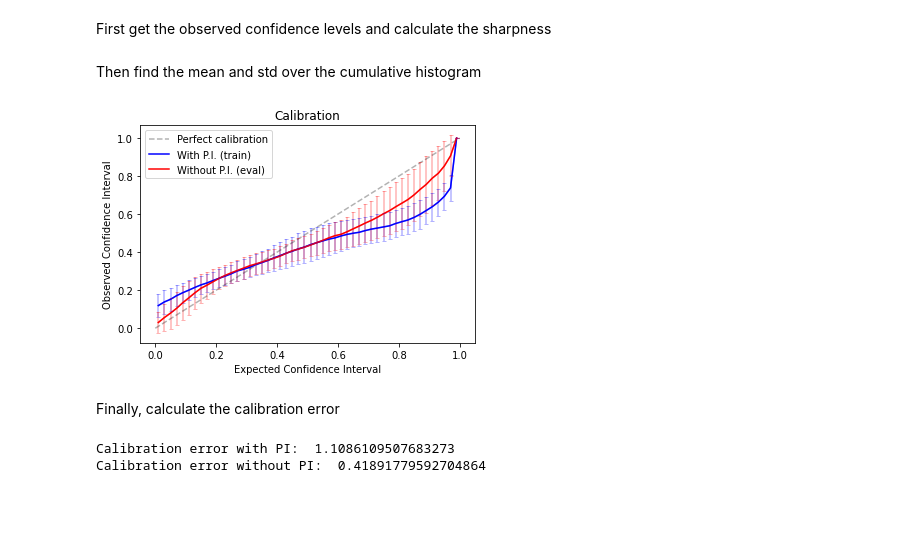
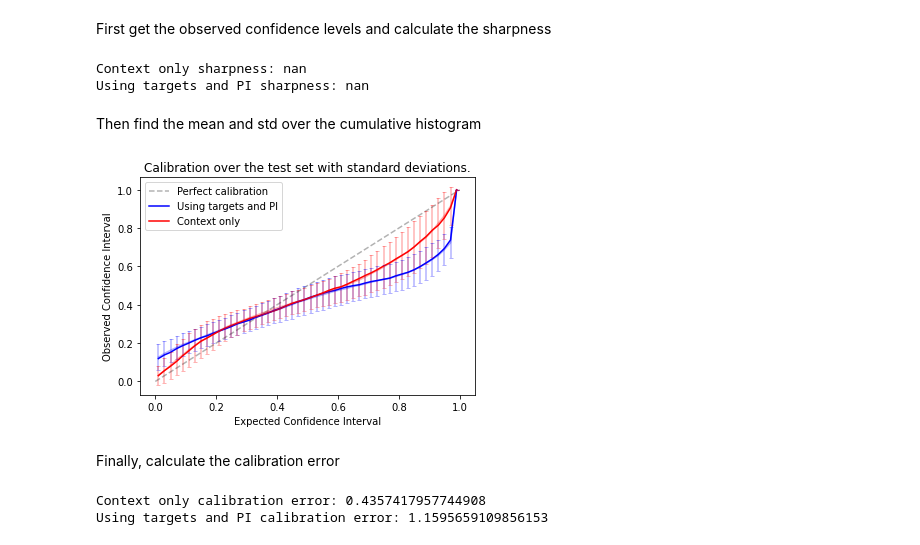
Before and after one commit to bjd39/lupi-ndp, a Jupyter notebook: notebooks/(clean) LUPI-NDP for damped coupled oscillators.ipynb, the cells around one changed output. Drawn from its saved outputs; the diff is of its cells as text; code cells hidden in the pictures; blank space fills up the shorter version.

```diff
--- a/notebooks/(clean) LUPI-NDP for damped coupled oscillators.ipynb
+++ b/notebooks/(clean) LUPI-NDP for damped coupled oscillators.ipynb
@@ -682,6 +742,9 @@ MSE with PI:  0.0005729159392649308
 ## Plots from the trained model
 # %% [markdown]
 #### Single sample trajectory on an example from the training set
+# %%
+train_label = 'Using targets and PI' if config['model'] == 'lupi' else 'Using targets'
+eval_label = 'Context only'
 # %%
 pi, x, times = next(iter(train_loader))
 
@@ -714,7 +777,8 @@ plt.show()
 #### Many sample trajectories on an example from training set
 (Note the context and target sets are fixed over the samples)
 # %%
-for _ in range(50):
+z_samples = 50
+for _ in range(z_samples):
     # haven't sorted out time sampled batching properly yet so squeezing out the batch dim
     model.train()
     zC,zT,train_preds = model(x.squeeze(0), times.squeeze(0), pi.squeeze(0), context_idx, target_idx)
@@ -727,7 +791,9 @@ plt.scatter(times.squeeze(0)[context_idx],x.squeeze(0)[context_idx][:,0], label=
 plt.legend()
 custom_lines = [Line2D([0], [0], color='b', lw=2),
                 Line2D([0], [0], color='r', lw=2),
-                Line2D([0], [0], color='k', lw=2)]
-plt.legend(custom_lines, ['With P.I. (train)', 'Without P.I. (eval)', 'Ground truth'])
+                Line2D([0], [0], color='k', lw=2),
+                Line2D([0], [0], marker='o', color='w', label='Scatter',
+                       markerfacecolor='k', markersize=8)]
+plt.legend(custom_lines, [train_label, eval_label, 'Ground truth', 'Context'])
 plt.show()
 # %% [output]
@@ -795,7 +863,7 @@ target_idx = torch.LongTensor(target_idx)
 context_idx = torch.LongTensor(context_idx)
 
 # sample a bunch of predictions
-z_samples = 50
+z_samples = 1
 pi_preds = []
 nopi_preds = []
 for _ in range(z_samples):
@@ -824,9 +892,11 @@ plt.plot(times.squeeze(0), x.squeeze(0)[:,0], label='Ground truth', color='k')
 plt.scatter(times.squeeze(0)[context_idx],x.squeeze(0)[context_idx][:,0], label='Context',color='k')
 custom_lines = [Line2D([0], [0], color='b', lw=2),
                 Line2D([0], [0], color='r', lw=2),
-                Line2D([0], [0], color='k', lw=2)]
-plt.legend(custom_lines, ['With P.I. (train)', 'Without P.I. (eval)', 'Ground truth'])
-plt.title('Predictions with and w/o privileged information.\n Outer shaded region is ±2std, inner is ±1std.')
+                Line2D([0], [0], color='k', lw=2),
+                Line2D([0], [0], marker='o', color='w', label='Scatter',
+                       markerfacecolor='k', markersize=8)]
+plt.legend(custom_lines, [train_label, eval_label, 'Ground truth', 'Context'])
+plt.title('Test set prediction with uncertainty estimates.\n Inner shaded region is ±1std, outer is ±2std.')
 plt.xlabel('$t$')
 plt.ylabel('$x$')
 plt.show()
@@ -858,7 +928,7 @@ plt.show()
 # %% [markdown]
 #### Over the full test set
 # %%
-z_samples = 16
+z_samples = 50
 # %% [markdown]
 First get the observed confidence levels and calculate the sharpness
 # %%
@@ -909,48 +979,51 @@ with torch.no_grad():
     model.train()
 eval_sharpness = eval_sharpness/len(eval_loader)
 pi_sharpness = pi_sharpness/len(eval_loader)
-print('Sharpness without PI: ', eval_sharpness)
-print('Sharpness with PI: ', pi_sharpness)
+print(eval_label, 'sharpness:', eval_sharpness)
+print(train_label, 'sharpness:', pi_sharpness)
+# %% [output]
+Context only sharpness: nan
+Using targets and PI sharpness: nan
 # %% [markdown]
 Then find the mean and std over the cumulative histogram
 # %%
 ev_cum = []
 pi_cum = []
 for ev, pi in zip(eval_observed_confidences, pi_observed_confidences):
     ev_d, pi_d = ev.numpy(), pi.numpy()
 
     ev_v, ev_b = np.histogram(ev_d, bins=50, range=(0.,1.))
     pi_v, pi_b = np.histogram(pi_d, bins=50, range=(0.,1.))
 
     ev_cum.append(np.cumsum(ev_v)/len(ev_d))
     pi_cum.append(np.cumsum(pi_v)/len(pi_d))
 ev_cum_mean = np.mean(ev_cum, 0)
 ev_cum_std = np.std(ev_cum,0)
 pi_cum_mean = np.mean(pi_cum, 0)
 pi_cum_std = np.std(pi_cum,0)
 
 # add perfect line
 plt.plot([0,1],[0,1], c='black', ls='--', alpha=0.3, label='Perfect calibration')
 
-plt.plot((pi_b[:-1]+pi_b[1:])/2, pi_cumulative, c='blue', label='With P.I. (train)')
-plt.plot((pi_b[:-1]+pi_b[1:])/2, eval_cumulative, c='red', label='Without P.I. (eval)')
+plt.plot((pi_b[:-1]+pi_b[1:])/2, pi_cumulative, c='blue', label=train_label)
+plt.plot((pi_b[:-1]+pi_b[1:])/2, eval_cumulative, c='red', label=eval_label)
 
 plt.legend()
 
 # plot the cumulative function
-plt.errorbar((pi_b[:-1]+pi_b[1:])/2, pi_cum_mean, yerr=pi_cum_std, c='blue', alpha=0.3, capsize=2., label='With P.I. (train)')
-plt.errorbar((pi_b[:-1]+pi_b[1:])/2, ev_cum_mean, yerr=ev_cum_std, c='red', alpha=0.3, capsize=2., label='Without P.I. (eval)')
+plt.errorbar((pi_b[:-1]+pi_b[1:])/2, pi_cum_mean, yerr=pi_cum_std, c='blue', alpha=0.3, capsize=2.)
+plt.errorbar((pi_b[:-1]+pi_b[1:])/2, ev_cum_mean, yerr=ev_cum_std, c='red', alpha=0.3, capsize=2.)
 plt.title('Calibration over the test set with standard deviations.')
 plt.xlabel('Expected Confidence Interval')
 plt.ylabel('Observed Confidence Interval')
 plt.show()
 # %% [output]
-[figure, old version]
+[figure, new version]
 # %% [markdown]
 Finally, calculate the calibration error
-# %%
-print('Calibration error with PI: ', (((pi_b[:-1]+pi_b[1:])/2 - pi_cum_mean)**2).sum())
-print('Calibration error without PI: ', (((pi_b[:-1]+pi_b[1:])/2 - ev_cum_mean)**2).sum())
-# %% [output]
-Calibration error with PI:  1.1086109507683273
-Calibration error without PI:  0.41891779592704864
+# %%
+print(eval_label, 'calibration error:', (((pi_b[:-1]+pi_b[1:])/2 - ev_cum_mean)**2).sum())
+print(train_label, 'calibration error:', (((pi_b[:-1]+pi_b[1:])/2 - pi_cum_mean)**2).sum())
+# %% [output]
+Context only calibration error: 0.4357417957744908
+Using targets and PI calibration error: 1.1595659109856153
```
Also changed, not shown: parts of 10 cells of this notebook.
